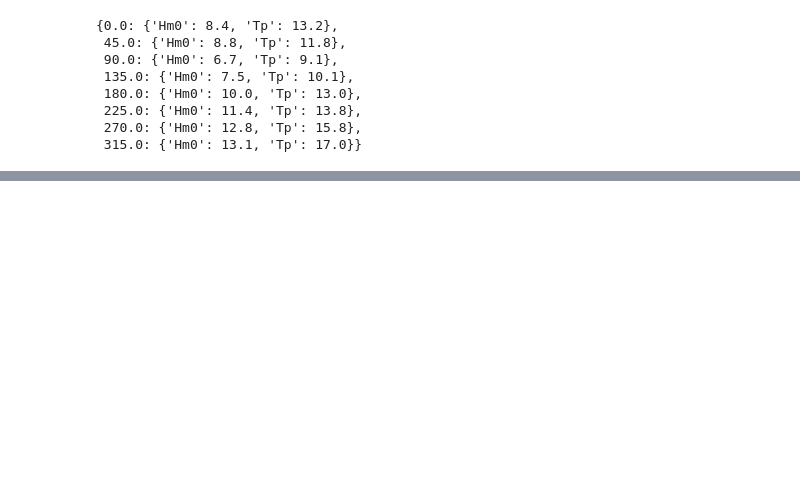
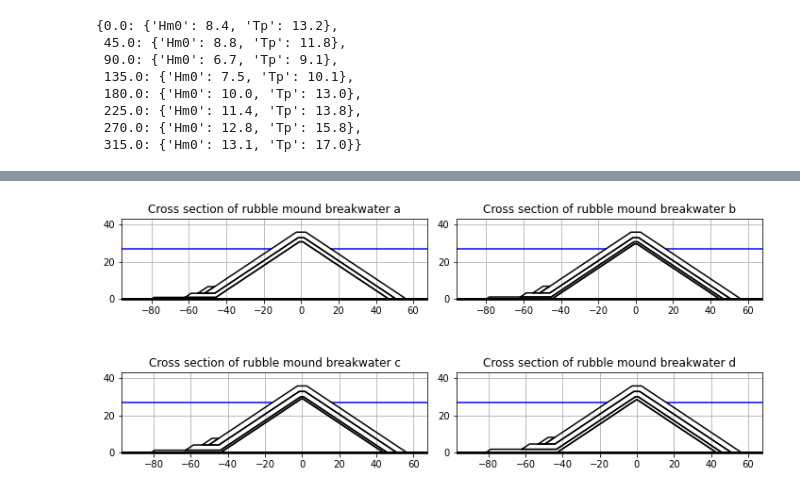
Before and after one commit to Sander-w/breakwater, a Jupyter notebook: Notebooks/Input_Automation.ipynb, the cells around one changed output, grey strips where cells are left out. Cells and saved outputs as stored; diff of their text form; code cells hidden in the pictures; blank space fills up the shorter version.

```diff
--- a/Notebooks/Input_Automation.ipynb
+++ b/Notebooks/Input_Automation.ipynb
@@ -109,0 +262,3 @@ bw.governing_wave_direction(kml_path= path, wave_directions= wave_directions, sh
+# %%
+EI_3D.plot_section(section= ('section A', 0))
+# %% [output]
@@ -109,0 +266 @@ bw.governing_wave_direction(kml_path= path, wave_directions= wave_directions, sh
+[figure, added]
```
Also changed, not shown: parts of 16 cells of this notebook, 9 other files.
